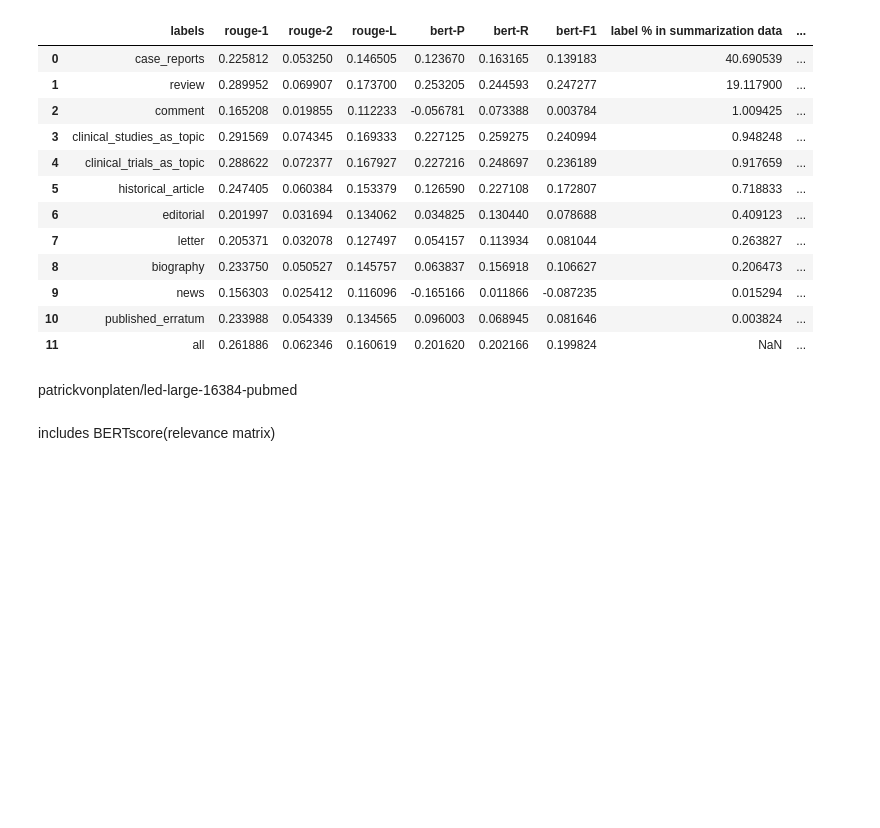
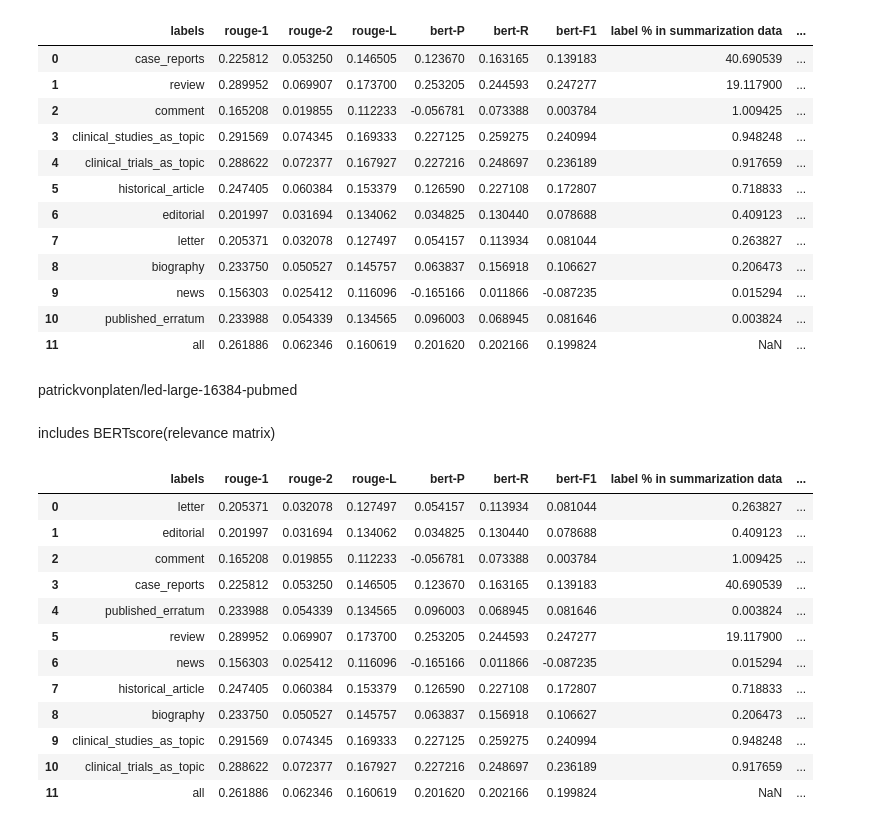
Before and after one commit to sylvey/DPR_Abstract_Generation, a Jupyter notebook: Rouge_test.ipynb, the cells around one changed output. Saved outputs shown, nothing was run; the diff lists cells and outputs as text; code cells hidden in the pictures; blank space fills up the shorter version.

Commit message:
rouge_test_to_w/out abstract

```diff
--- a/Rouge_test.ipynb
+++ b/Rouge_test.ipynb
@@ -105,3 +105,18 @@ patrickvonplaten/led-large-16384-pubmed
 includes BERTscore(relevance matrix)
 # %%
 df_merged = df_merged.sort_values(by="label % w/out abstracts", ascending=False).reset_index(drop=True)
+df_merged
+# %% [output]
+|  | labels | rouge-1 | rouge-2 | rouge-L | bert-P | bert-R | bert-F1 | label % in summarization data | ... |
+| 0 | letter | 0.205371 | 0.032078 | 0.127497 | 0.054157 | 0.113934 | 0.081044 | 0.263827 | ... |
+| 1 | editorial | 0.201997 | 0.031694 | 0.134062 | 0.034825 | 0.130440 | 0.078688 | 0.409123 | ... |
+| 2 | comment | 0.165208 | 0.019855 | 0.112233 | -0.056781 | 0.073388 | 0.003784 | 1.009425 | ... |
+| 3 | case_reports | 0.225812 | 0.053250 | 0.146505 | 0.123670 | 0.163165 | 0.139183 | 40.690539 | ... |
+| 4 | published_erratum | 0.233988 | 0.054339 | 0.134565 | 0.096003 | 0.068945 | 0.081646 | 0.003824 | ... |
+| 5 | review | 0.289952 | 0.069907 | 0.173700 | 0.253205 | 0.244593 | 0.247277 | 19.117900 | ... |
+| 6 | news | 0.156303 | 0.025412 | 0.116096 | -0.165166 | 0.011866 | -0.087235 | 0.015294 | ... |
+| 7 | historical_article | 0.247405 | 0.060384 | 0.153379 | 0.126590 | 0.227108 | 0.172807 | 0.718833 | ... |
+| 8 | biography | 0.233750 | 0.050527 | 0.145757 | 0.063837 | 0.156918 | 0.106627 | 0.206473 | ... |
+| 9 | clinical_studies_as_topic | 0.291569 | 0.074345 | 0.169333 | 0.227125 | 0.259275 | 0.240994 | 0.948248 | ... |
+| 10 | clinical_trials_as_topic | 0.288622 | 0.072377 | 0.167927 | 0.227216 | 0.248697 | 0.236189 | 0.917659 | ... |
+| 11 | all | 0.261886 | 0.062346 | 0.160619 | 0.201620 | 0.202166 | 0.199824 | NaN | ... |
```
